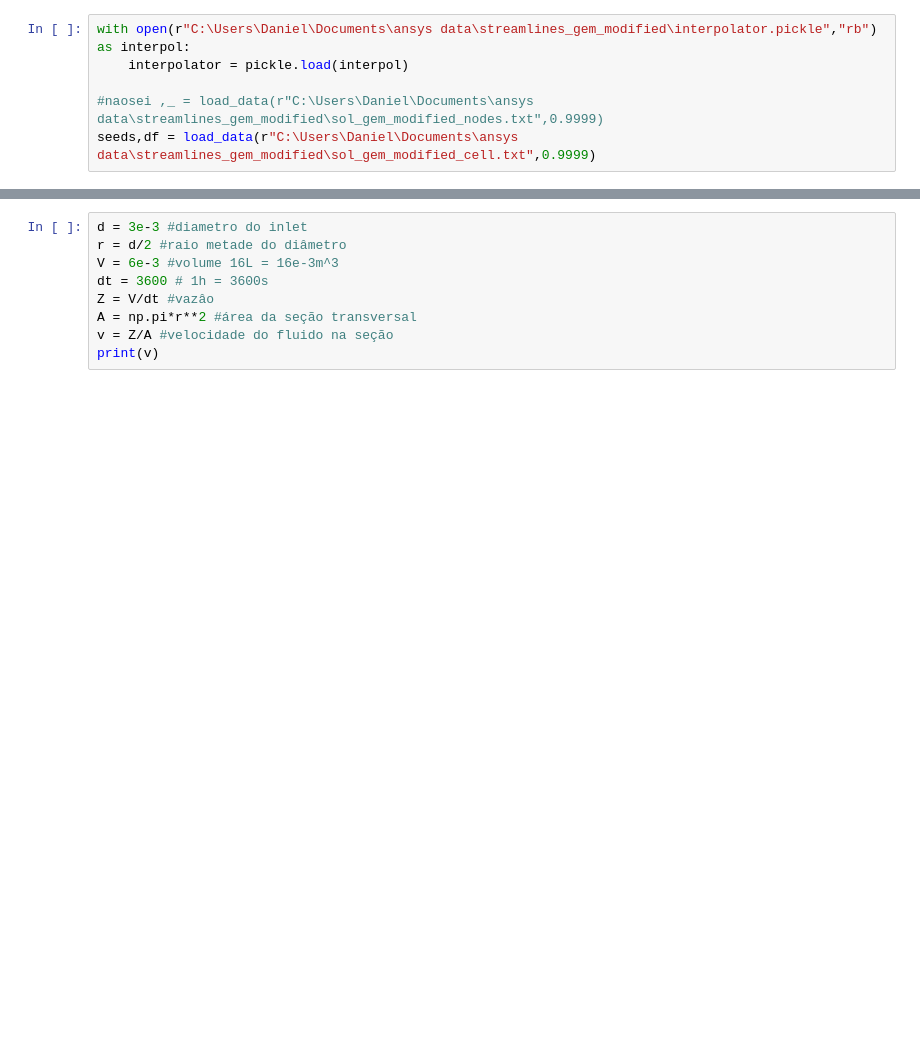
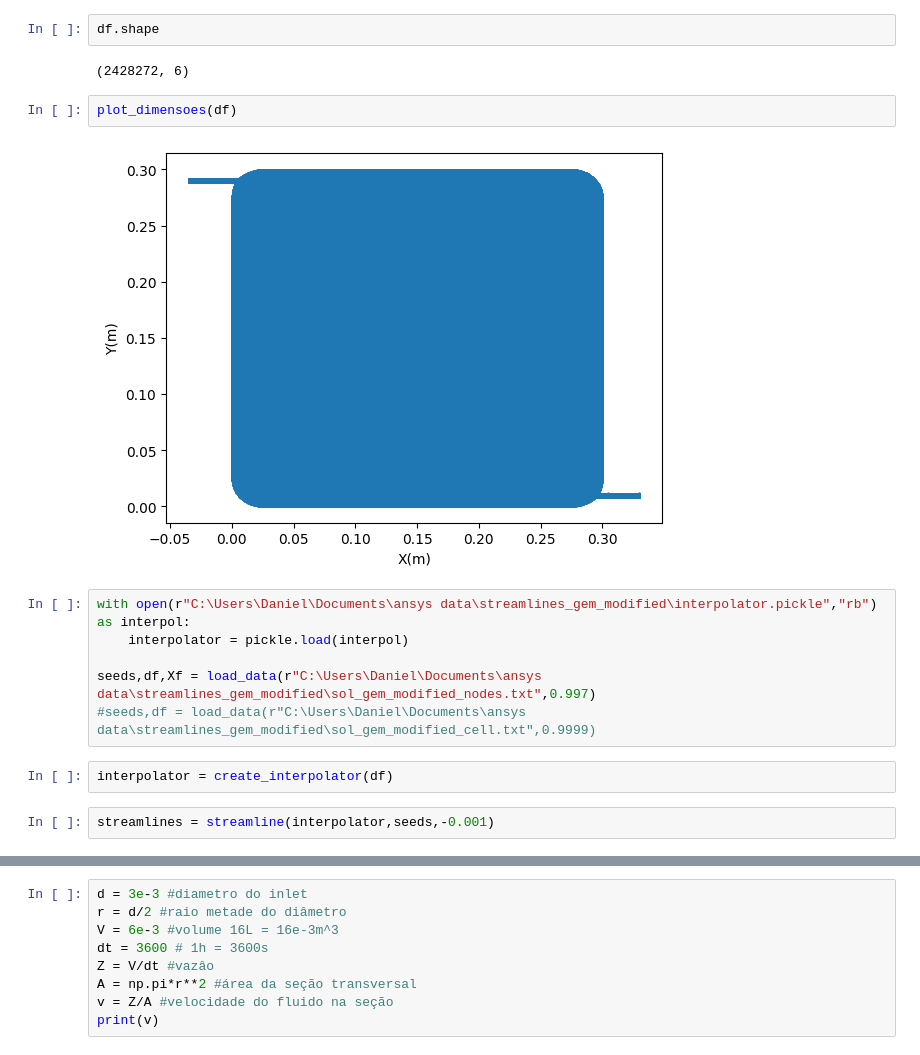
Before and after one commit to DanielFachieri01/ansys, a Jupyter notebook: streamlines.ipynb, the cells around one changed output, grey strips where cells are left out. Cells and saved outputs as stored; diff of their text form; blank space fills up the shorter version.

```diff
--- a/streamlines.ipynb
+++ b/streamlines.ipynb
@@ -156,6 +207,18 @@ def RTD(streamlines, modv):
+# %%
+df.shape
+# %% [output]
+(2428272, 6)
+# %%
+plot_dimensoes(df)
+# %% [output]
+[figure, added]
 # %%
 with open(r"C:\Users\Daniel\Documents\ansys data\streamlines_gem_modified\interpolator.pickle","rb") as interpol:
     interpolator = pickle.load(interpol)
 
-#naosei ,_ = load_data(r"C:\Users\Daniel\Documents\ansys data\streamlines_gem_modified\sol_gem_modified_nodes.txt",0.9999)
-seeds,df = load_data(r"C:\Users\Daniel\Documents\ansys data\streamlines_gem_modified\sol_gem_modified_cell.txt",0.9999)
+seeds,df,Xf = load_data(r"C:\Users\Daniel\Documents\ansys data\streamlines_gem_modified\sol_gem_modified_nodes.txt",0.997)
+#seeds,df = load_data(r"C:\Users\Daniel\Documents\ansys data\streamlines_gem_modified\sol_gem_modified_cell.txt",0.9999)
+# %%
+interpolator = create_interpolator(df)
+# %%
+streamlines = streamline(interpolator,seeds,-0.001)
```
Also changed, not shown: parts of 47 cells of this notebook.
